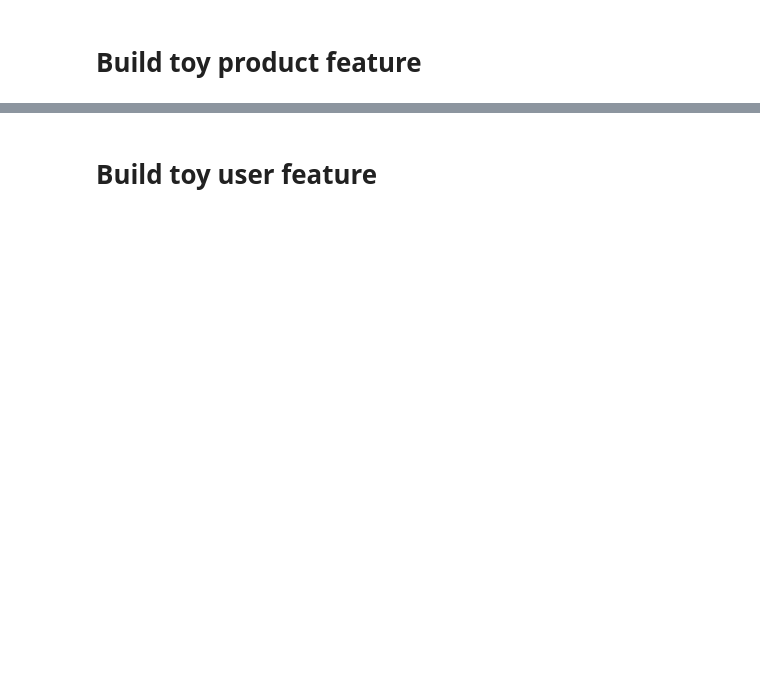
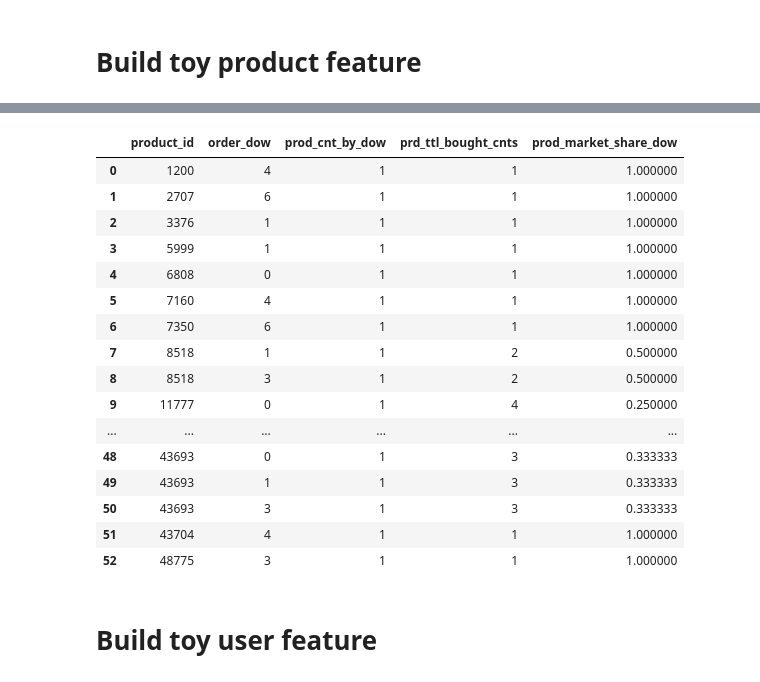
Before and after one commit to kylinorange/kaggle-instacart, a Jupyter notebook: Toy DF.ipynb, the cells around one changed output, grey strips where cells are left out. Cells and saved outputs as stored; diff of their text form; code cells hidden in the pictures; blank space fills up the shorter version.

```diff
--- a/Toy DF.ipynb
+++ b/Toy DF.ipynb
@@ -415,6 +415,29 @@ toy_product
 | 37 | 43693 | 3 | 2 | 1 | 1 | ... |
 | 38 | 43704 | 1 | 0 | 1 | 0 | ... |
 | 39 | 48775 | 1 | 0 | 1 | 0 | ... |
+# %%
+prod_dow = toy_prior_order_detail.groupby(['product_id', 'order_dow']).order_id.agg({'prod_cnt_by_dow':'count'}).reset_index()
+prod_dow = prod_dow.merge(toy_product[['product_id', 'prd_ttl_bought_cnts']], on = 'product_id', how = 'left')
+prod_dow['prod_market_share_dow'] = prod_dow['prod_cnt_by_dow'] / prod_dow['prd_ttl_bought_cnts']
+prod_dow
+# %% [output]
+|  | product_id | order_dow | prod_cnt_by_dow | prd_ttl_bought_cnts | prod_market_share_dow |
+| 0 | 1200 | 4 | 1 | 1 | 1.000000 |
+| 1 | 2707 | 6 | 1 | 1 | 1.000000 |
+| 2 | 3376 | 1 | 1 | 1 | 1.000000 |
+| 3 | 5999 | 1 | 1 | 1 | 1.000000 |
+| 4 | 6808 | 0 | 1 | 1 | 1.000000 |
+| 5 | 7160 | 4 | 1 | 1 | 1.000000 |
+| 6 | 7350 | 6 | 1 | 1 | 1.000000 |
+| 7 | 8518 | 1 | 1 | 2 | 0.500000 |
+| 8 | 8518 | 3 | 1 | 2 | 0.500000 |
+| 9 | 11777 | 0 | 1 | 4 | 0.250000 |
+| ... | ... | ... | ... | ... | ... |
+| 48 | 43693 | 0 | 1 | 3 | 0.333333 |
+| 49 | 43693 | 1 | 1 | 3 | 0.333333 |
+| 50 | 43693 | 3 | 1 | 3 | 0.333333 |
+| 51 | 43704 | 4 | 1 | 1 | 1.000000 |
+| 52 | 48775 | 3 | 1 | 1 | 1.000000 |
 # %% [markdown]
 # Build toy user feature
 # %%
```
Also changed, not shown: 2 other files.
